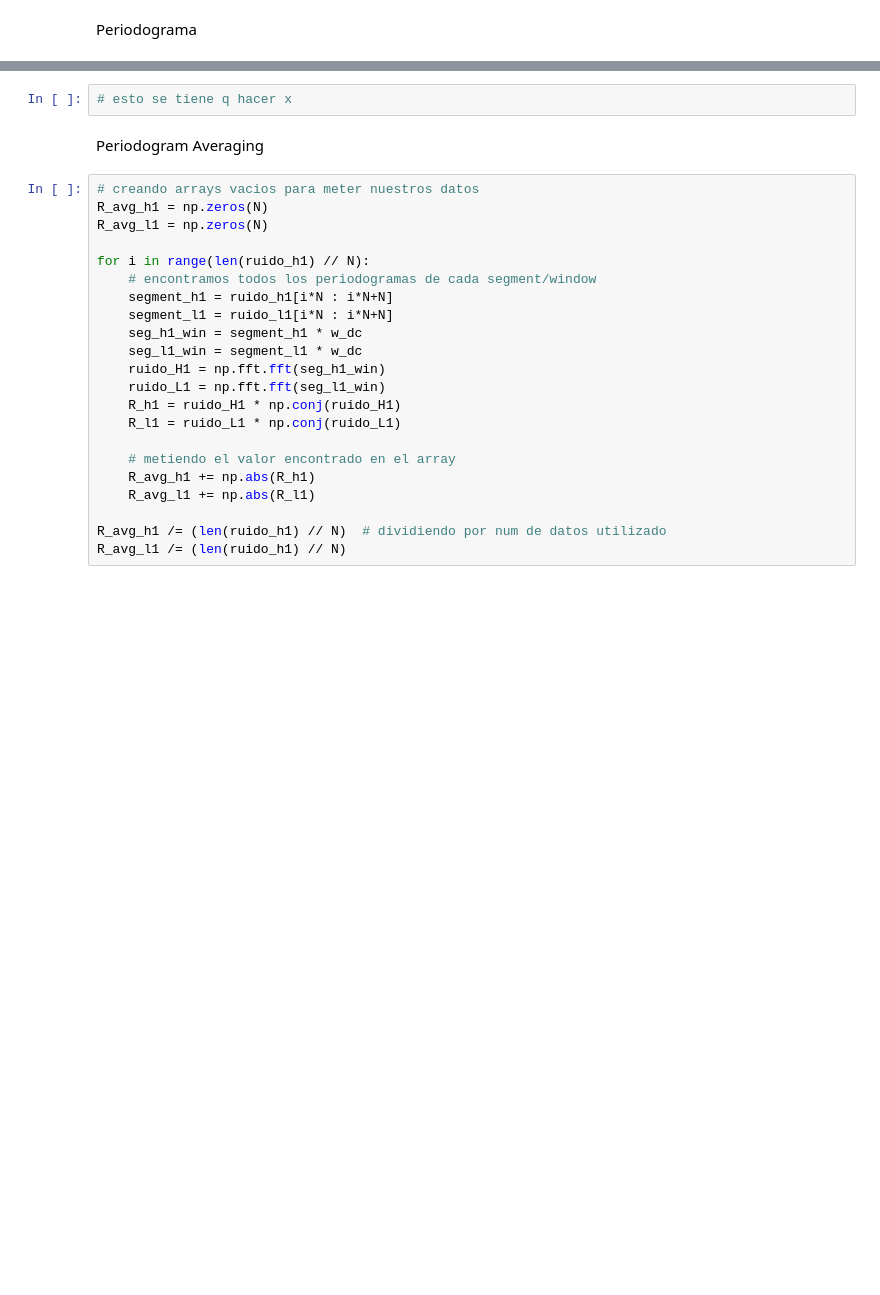
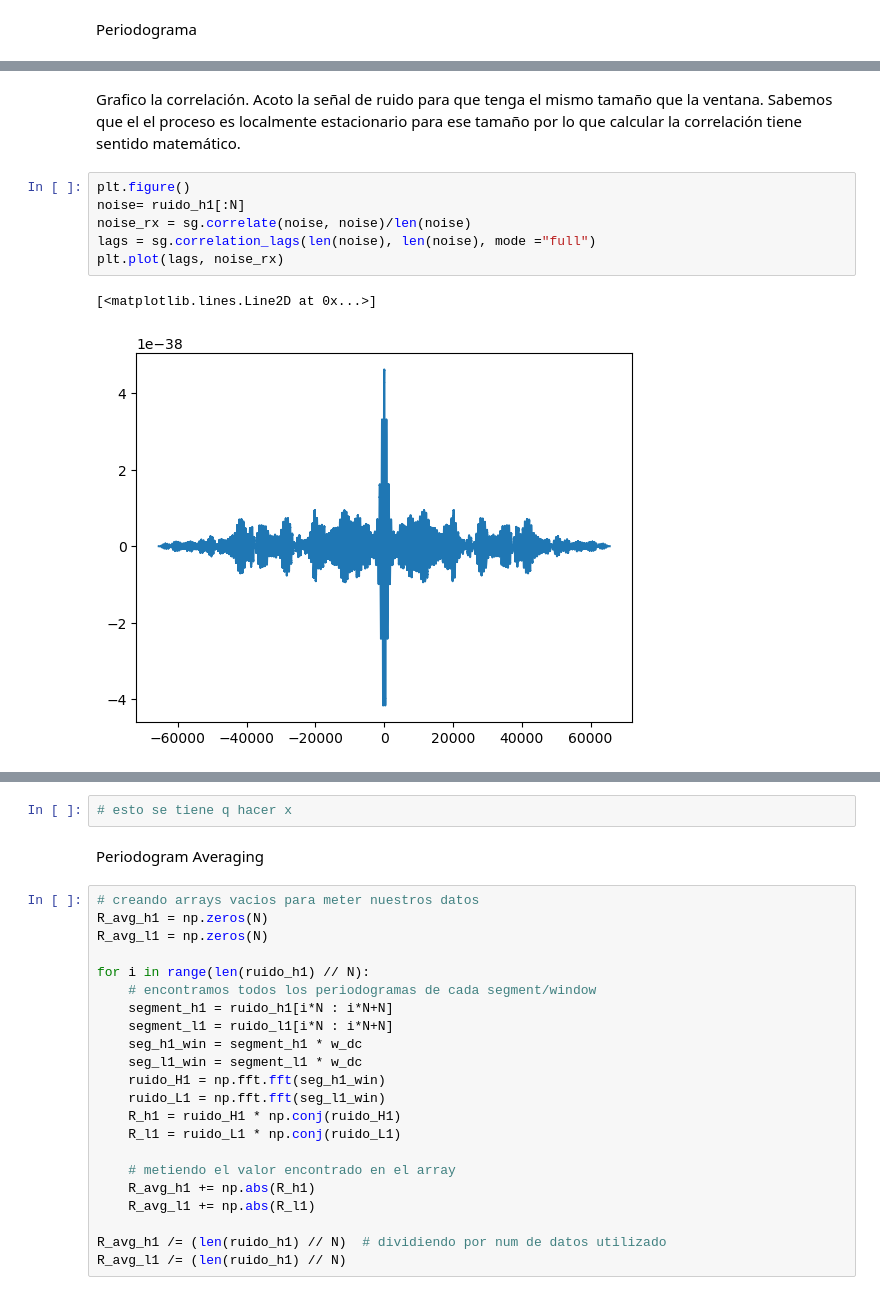
Before and after one commit to sofia-ys/Procesamiento-Adaptativo-de-Senales, a Jupyter notebook: tp1.ipynb, the cells around one changed output, grey strips where cells are left out. Saved outputs shown, nothing was run; the diff lists cells and outputs as text; blank space fills up the shorter version.

```diff
--- a/tp1.ipynb
+++ b/tp1.ipynb
@@ -40,0 +231,11 @@ ruido_l1 = strain_l1[evento]  # como estamos tomando un window del evento grande
+# %% [markdown]
+Grafico la correlación. Acoto la señal de ruido para que tenga el mismo tamaño que la ventana. Sabemos que el el proceso es localmente estacionario para ese tamaño por lo que calcular la correlación tiene sentido matemático.
+# %%
+plt.figure()
+noise= ruido_h1[:N]
+noise_rx = sg.correlate(noise, noise)/len(noise)
+lags = sg.correlation_lags(len(noise), len(noise), mode ="full")
+plt.plot(lags, noise_rx)
+# %% [output]
+[<matplotlib.lines.Line2D at 0x...>]
+[figure, added]
```
Also changed, not shown: parts of 41 cells of this notebook, 5 other files.
